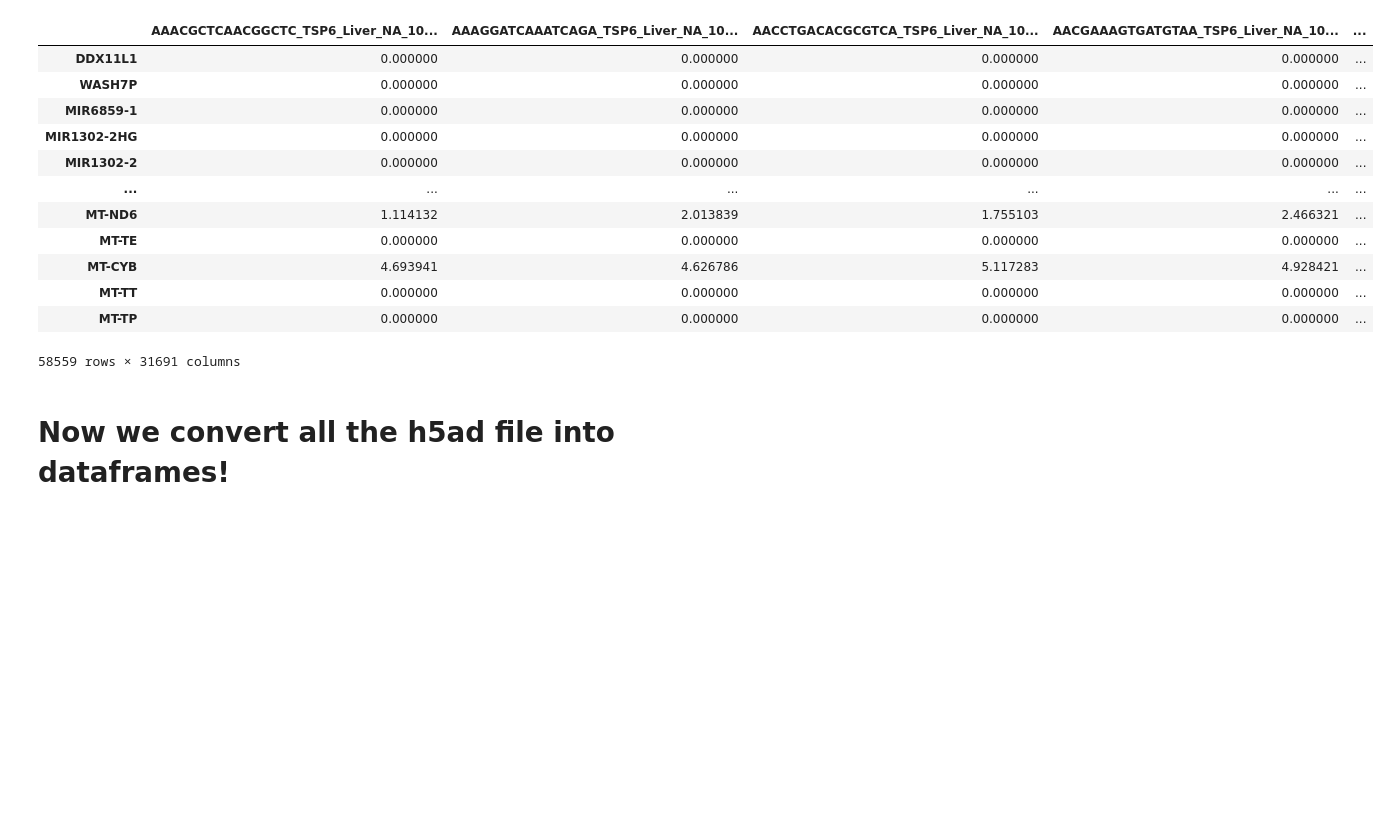
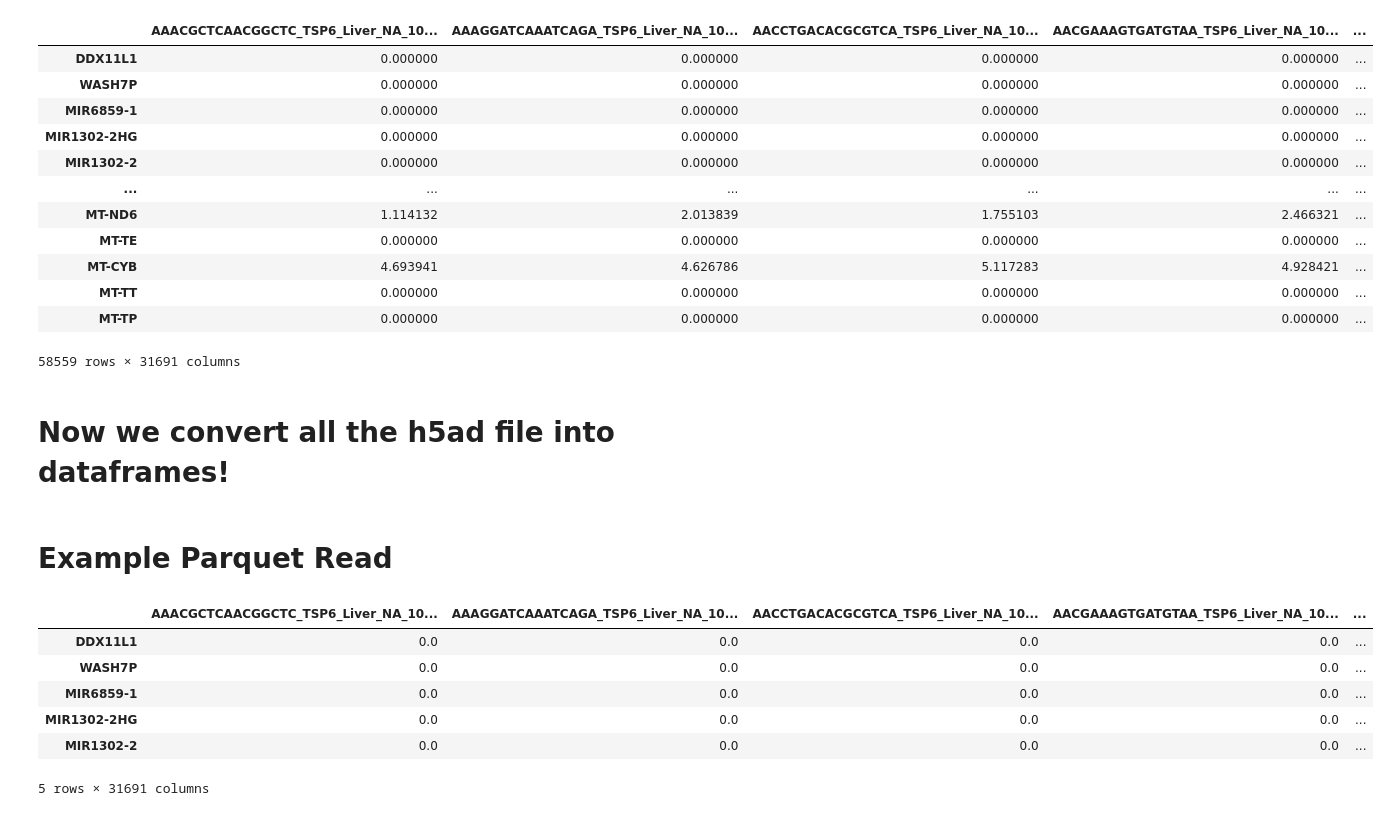
Before and after one commit to tmsincomb/h5ad-tutorial, a Jupyter notebook: creation-tutorial.ipynb, the cells around one changed output. Saved outputs shown, nothing was run; the diff lists cells and outputs as text; code cells hidden in the pictures; blank space fills up the shorter version.

Commit message:
example read

```diff
--- a/creation-tutorial.ipynb
+++ b/creation-tutorial.ipynb
@@ -189,3 +171,16 @@ for h5ad_filepath in Path().glob('h5ad-files/*'):
     adata = sc.read(h5ad_filepath)
     expression_df = get_gene_by_tissue_for_expression_df(adata)
     expression_df.to_parquet('parquet-files/' + h5ad_filepath.stem + '.parquet')
+# %% [markdown]
+# Example Parquet Read
+# %%
+endothelial = pd.read_parquet('parquet-files/Endothelial.parquet')
+endothelial.head()
+# %% [output]
+|  | AAACGCTCAACGGCTC_TSP6_Liver_NA_10... | AAAGGATCAAATCAGA_TSP6_Liver_NA_10... | AACCTGACACGCGTCA_TSP6_Liver_NA_10... | AACGAAAGTGATGTAA_TSP6_Liver_NA_10... | ... |
+| DDX11L1 | 0.0 | 0.0 | 0.0 | 0.0 | ... |
+| WASH7P | 0.0 | 0.0 | 0.0 | 0.0 | ... |
+| MIR6859-1 | 0.0 | 0.0 | 0.0 | 0.0 | ... |
+| MIR1302-2HG | 0.0 | 0.0 | 0.0 | 0.0 | ... |
+| MIR1302-2 | 0.0 | 0.0 | 0.0 | 0.0 | ... |
+5 rows × 31691 columns
```
Also changed, not shown: parts of 1 cell of this notebook, 1 other file.
